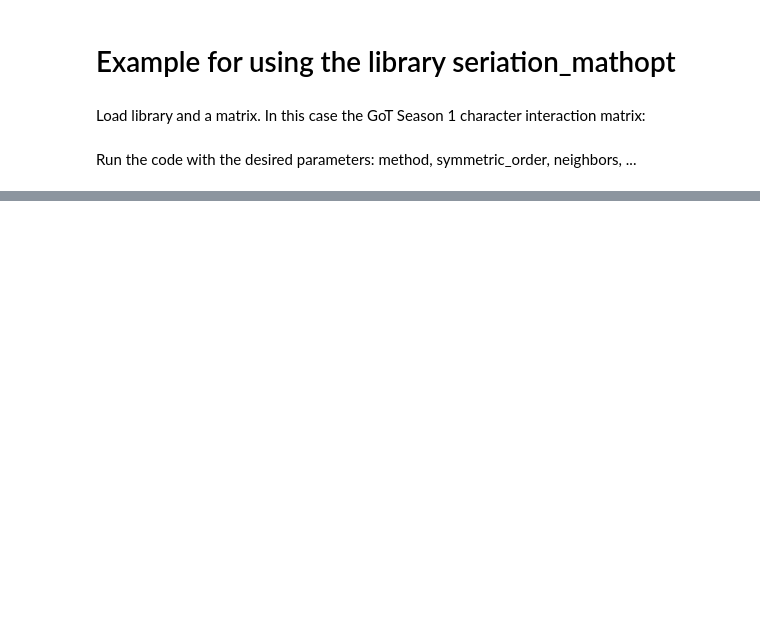
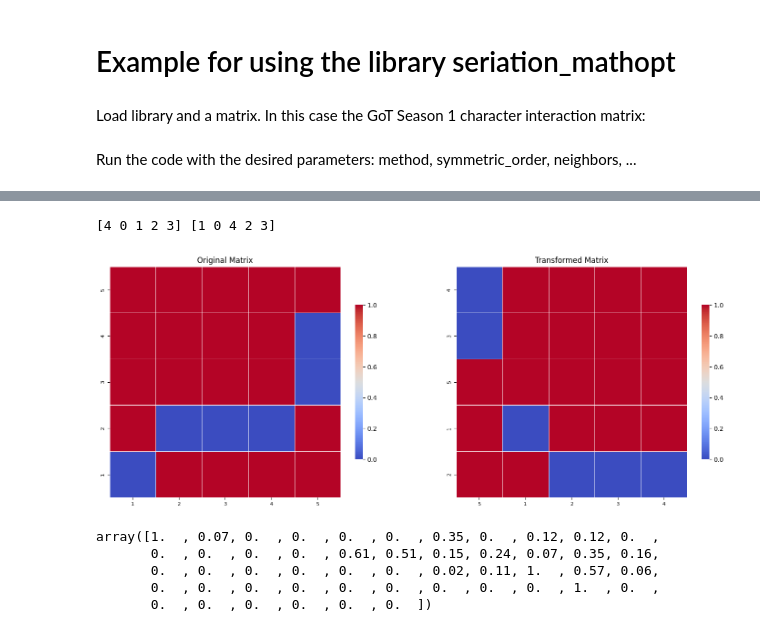
Before and after one commit to vblancoOR/seriation_mathopt, a Jupyter notebook: example_.ipynb, the cells around one changed output, grey strips where cells are left out. Saved outputs shown, nothing was run; the diff lists cells and outputs as text; code cells hidden in the pictures; blank space fills up the shorter version.

```diff
--- a/example_.ipynb
+++ b/example_.ipynb
@@ -28,0 +34,17 @@ seriation_example2.plot_matrices(names=names)
+# %%
+original, final = generate_balanced_block_matrix(5,5, 1)
+
+seriation_example3 = MatrixSeriation(final, method="tsp", coordinated_ordering=False, eps_neigh="VonNeumann") #MEasure of efficiency
+seriation_example3 .solve()
+seriation_example3.plot_matrices()
+# %% [output]
+[4 0 1 2 3] [1 0 4 2 3]
+[figure, added]
+# %%
+seriation_example1.transformed_matrix.T.diagonal()
+# %% [output]
+array([1.  , 0.07, 0.  , 0.  , 0.  , 0.  , 0.35, 0.  , 0.12, 0.12, 0.  ,
+       0.  , 0.  , 0.  , 0.  , 0.61, 0.51, 0.15, 0.24, 0.07, 0.35, 0.16,
+       0.  , 0.  , 0.  , 0.  , 0.  , 0.  , 0.02, 0.11, 1.  , 0.57, 0.06,
+       0.  , 0.  , 0.  , 0.  , 0.  , 0.  , 0.  , 0.  , 0.  , 1.  , 0.  ,
+       0.  , 0.  , 0.  , 0.  , 0.  , 0.  ])
```
Also changed, not shown: parts of 2 cells of this notebook, 4 other files.
